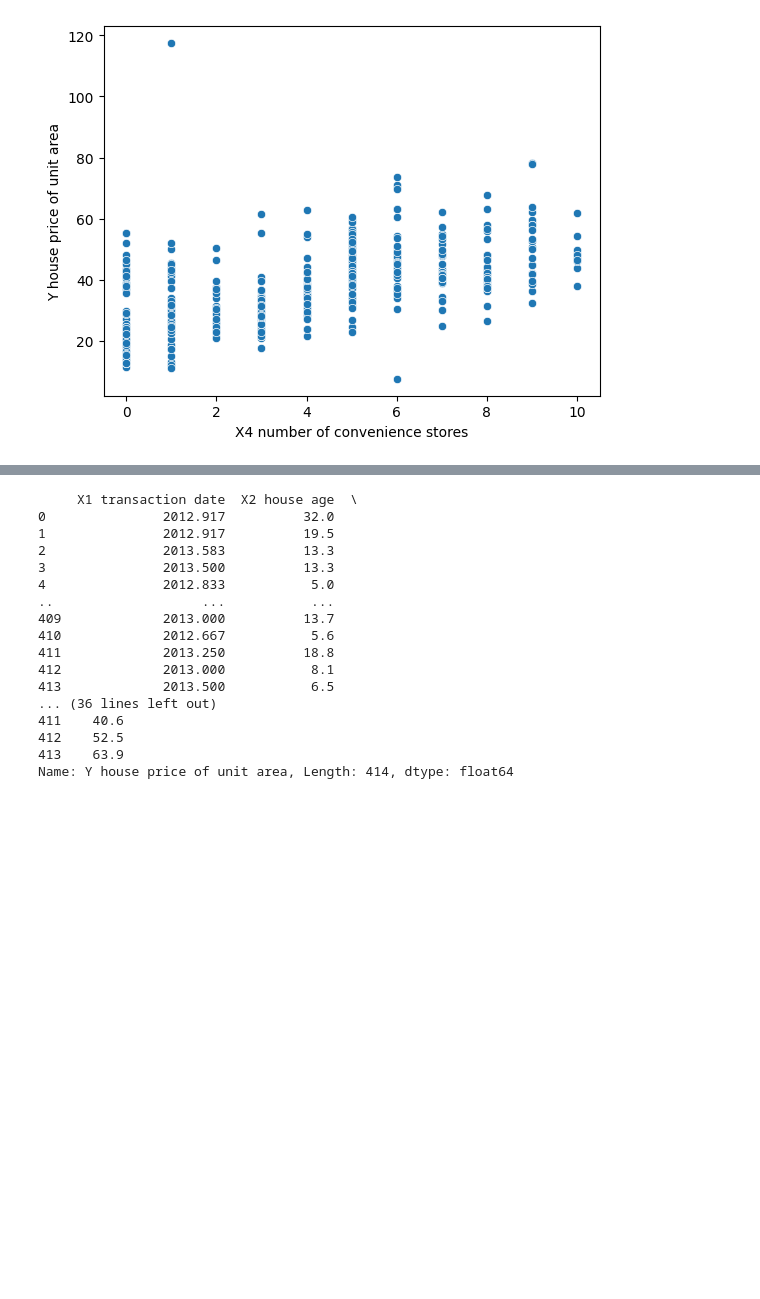
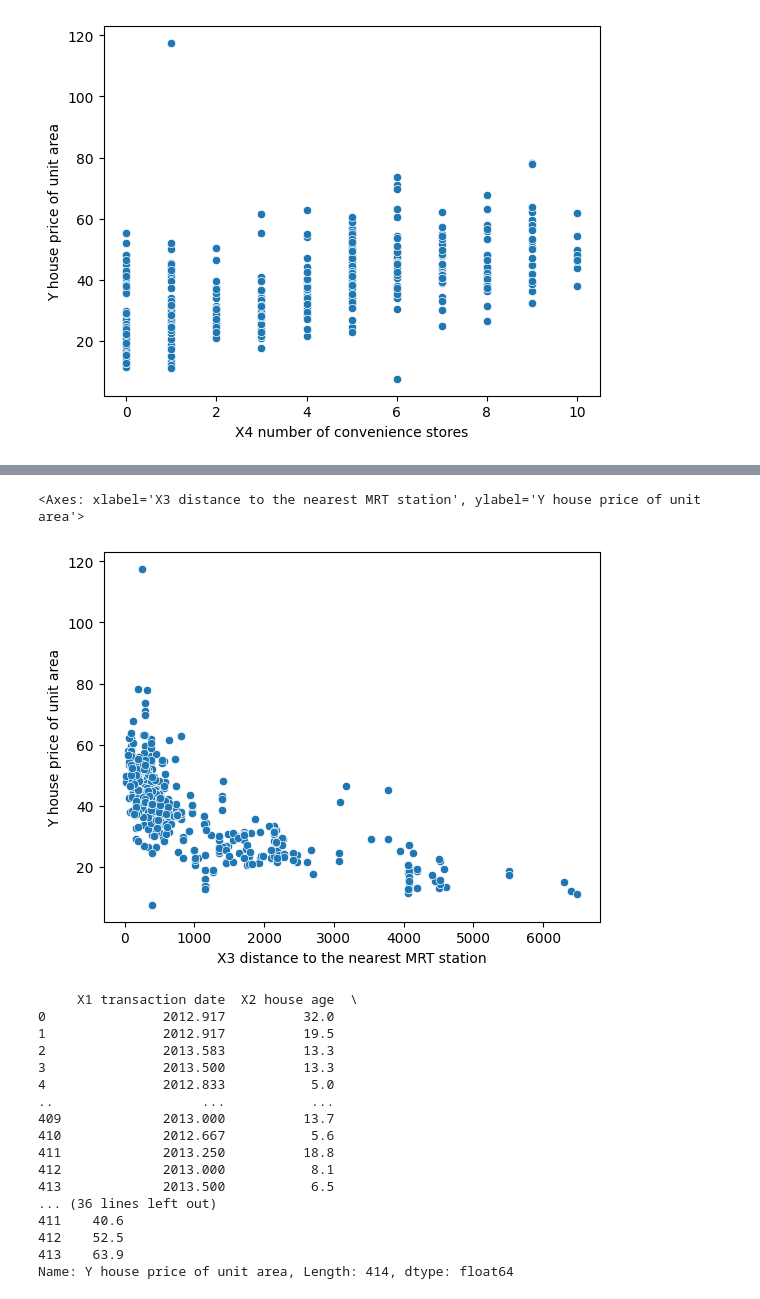
Before and after one commit to riyasharma1202/AIML, a Jupyter notebook: MultipleLinearRegression.ipynb, the cells around one changed output, grey strips where cells are left out. Drawn from its saved outputs; the diff is of its cells as text; code cells hidden in the pictures; blank space fills up the shorter version.

```diff
--- a/MultipleLinearRegression.ipynb
+++ b/MultipleLinearRegression.ipynb
@@ -45,3 +59,10 @@ sns.scatterplot(x='X4 number of convenience stores',
+# %%
+# plotting a scatterplot
+sns.scatterplot(x='X3 distance to the nearest MRT station',
+				y='Y house price of unit area', data=df)
+# %% [output]
+<Axes: xlabel='X3 distance to the nearest MRT station', ylabel='Y house price of unit area'>
+[figure, added]
 # %%
 # creating feature variables
 X = df.drop('Y house price of unit area',axis= 1)
```
Also changed, not shown: parts of 2 cells of this notebook.
